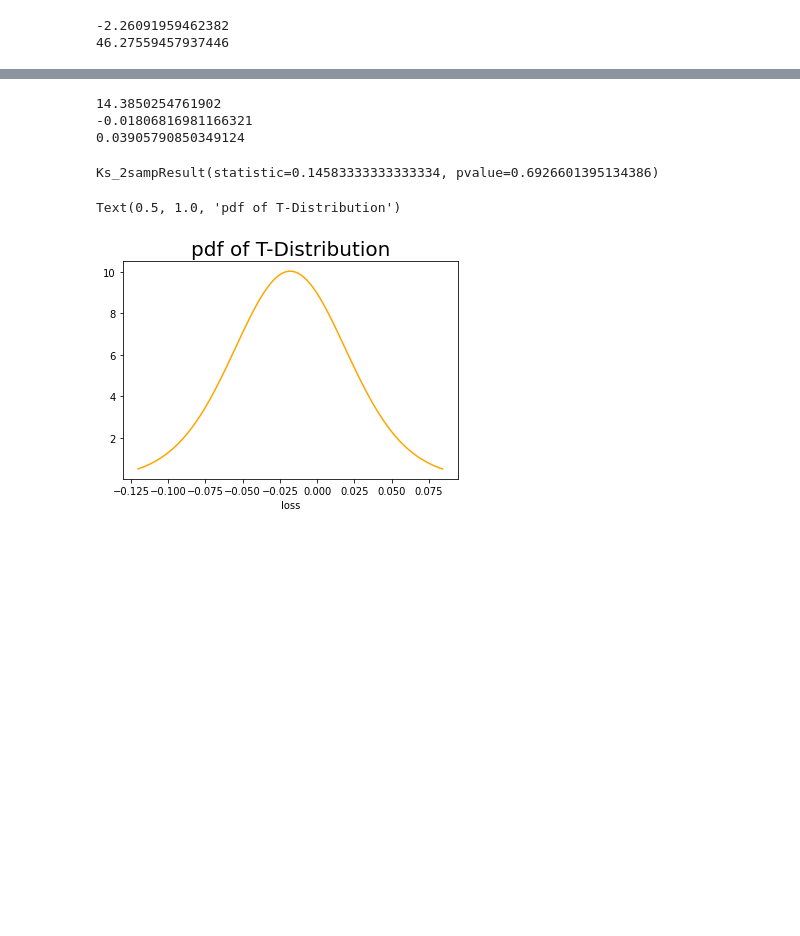
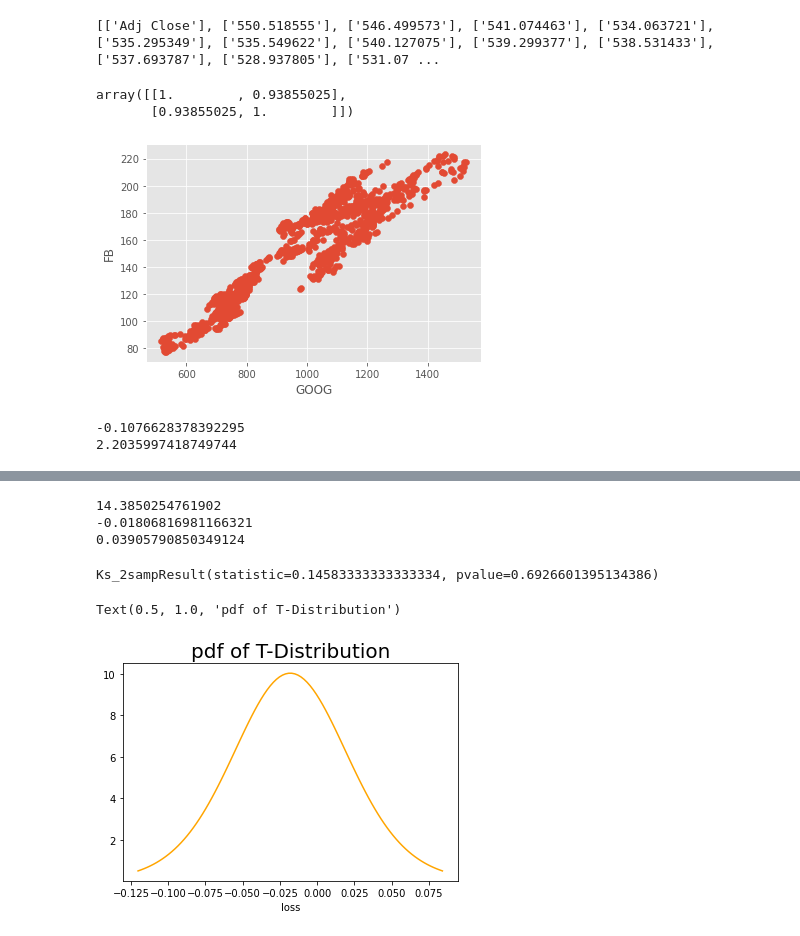
Before and after one commit to ZiyueNie/575, a Jupyter notebook: src/P2.ipynb, the cells around one changed output, grey strips where cells are left out. Saved outputs shown, nothing was run; the diff lists cells and outputs as text; code cells hidden in the pictures; blank space fills up the shorter version.

```diff
--- a/src/P2.ipynb
+++ b/src/P2.ipynb
@@ -25,3 +26,10 @@ import scipy.stats as ss
 from scipy.stats import norm
 from scipy.stats import t
 from scipy.stats import chisquare
+# %%
+data=pd.read_csv("GOOG1.csv",header=None)
+list=data.values.tolist()
+#list=np.array(list)
+print(list)
+# %% [output]
+[['Adj Close'], ['550.518555'], ['546.499573'], ['541.074463'], ['534.063721'], ['535.295349'], ['535.549622'], ['540.127075'], ['539.299377'], ['538.531433'], ['537.693787'], ['528.937805'], ['531.07 ...
@@ -28,3 +62,19 @@ from scipy.stats import chisquare
+# %%
+x=correlation('GOOG1')
+y=correlation('FB1')
+np.corrcoef(x, y)
+# %% [output]
+array([[1.        , 0.93855025],
+       [0.93855025, 1.        ]])
+# %%
+matplotlib.style.use('ggplot')
+
+plt.scatter(x, y)
+plt.xlabel('GOOG')
+plt.ylabel('FB')
+plt.show()
+# %% [output]
+[figure, added]
 # %%
 mu=np.zeros(11)
 names=['CAT','DIA','HD','MSFT','NKE','NVDA','PG','TM','VIG','VOO','WMT']
@@ -51,8 +101,8 @@ def loss(Vt,Wt,mu,omega):
   var=(Vt**2)*(np.dot(np.dot(Wt,omega),Wt))
   return exp,var
 # %%
-mu1=np.array(getData(1006)[0])*21      #1007 20151231 1/1 LOG RETURN
-omega1=np.array(getData(1006)[1])*21
+mu1=np.array(getData(1006)[0])     #1007 20151231 1/1 LOG RETURN
+omega1=np.array(getData(1006)[1])
 vt=186.3273                  #20141231 portfolio value
 wt=np.ones(11)*1/11
 a=lin_loss(vt,wt,mu1,omega1)
@@ -61,8 +111,8 @@ var=a[1]
 print(exp)
 print(var)
 # %% [output]
--2.26091959462382
-46.27559457937446
+-0.1076628378392295
+2.2035997418749744
 # %%
 '''mu1=np.array(getData(1006)[0])*21     #1007 20151231 1/1 LOG RETURN
 omega1=np.array(getData(1006)[1])*21
```
Also changed, not shown: parts of 15 cells of this notebook.
